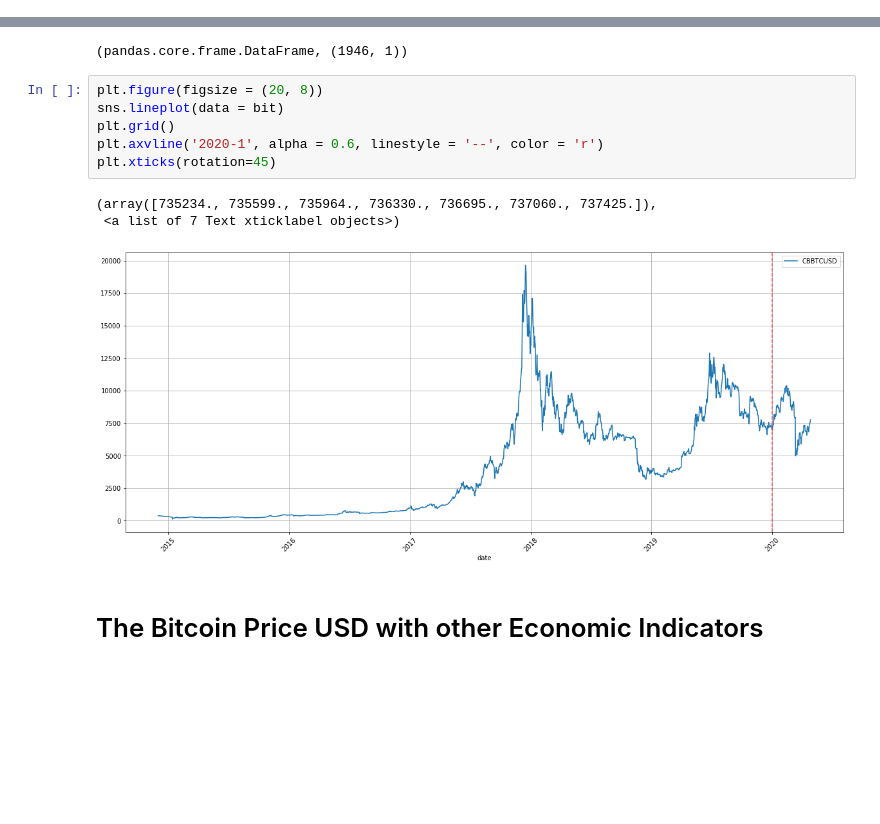
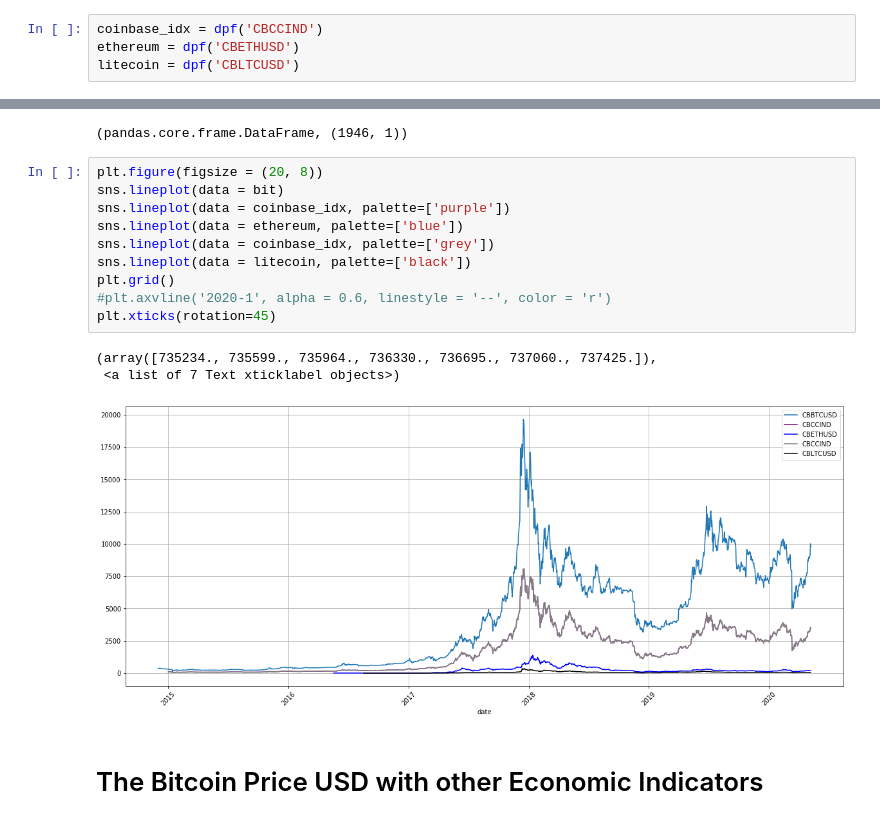
Before and after one commit to liwen611/project-bitcoin, a Jupyter notebook: bitcoin_overview.ipynb, the cells around one changed output, grey strips where cells are left out. Cells and saved outputs as stored; diff of their text form; blank space fills up the shorter version.

```diff
--- a/bitcoin_overview.ipynb
+++ b/bitcoin_overview.ipynb
@@ -10,6 +20,10 @@ import seaborn as sns
 # Download Data from FED API
 # %%
 bit = dpf('CBBTCUSD')
+# %%
+coinbase_idx = dpf('CBCCIND')
+ethereum = dpf('CBETHUSD')
+litecoin = dpf('CBLTCUSD')
 # %%
 bit.head()
 # %% [output]
@@ -46,13 +60,17 @@ type(bit), bit.shape
 # %%
 plt.figure(figsize = (20, 8))
 sns.lineplot(data = bit)
+sns.lineplot(data = coinbase_idx, palette=['purple'])
+sns.lineplot(data = ethereum, palette=['blue'])
+sns.lineplot(data = coinbase_idx, palette=['grey'])
+sns.lineplot(data = litecoin, palette=['black'])
 plt.grid()
-plt.axvline('2020-1', alpha = 0.6, linestyle = '--', color = 'r')
+#plt.axvline('2020-1', alpha = 0.6, linestyle = '--', color = 'r')
 plt.xticks(rotation=45)
 # %% [output]
 (array([735234., 735599., 735964., 736330., 736695., 737060., 737425.]),
  <a list of 7 Text xticklabel objects>)
-[figure, old version]
+[figure, new version]
 # %% [markdown]
 # The Bitcoin Price USD with other Economic Indicators
 # %% [markdown]
```
Also changed, not shown: parts of 12 cells of this notebook.
